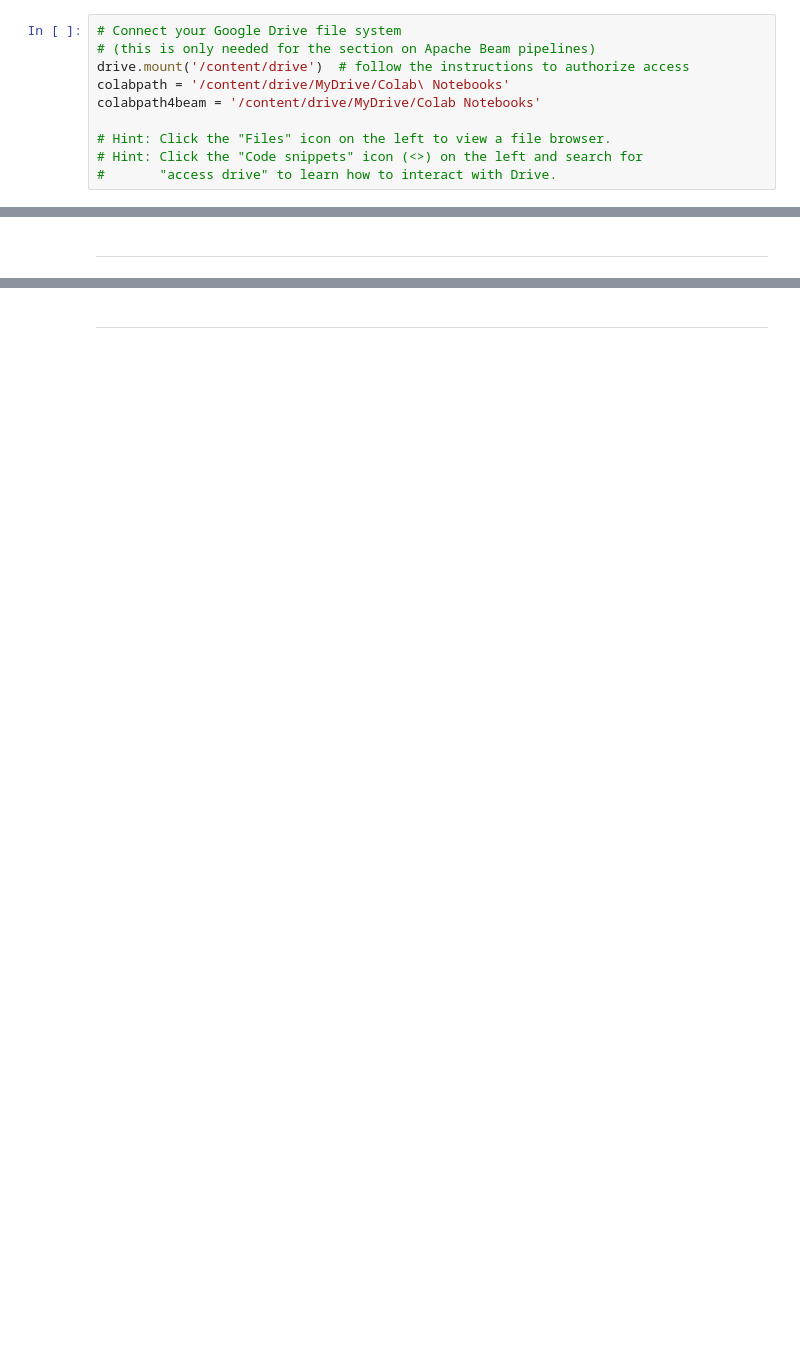
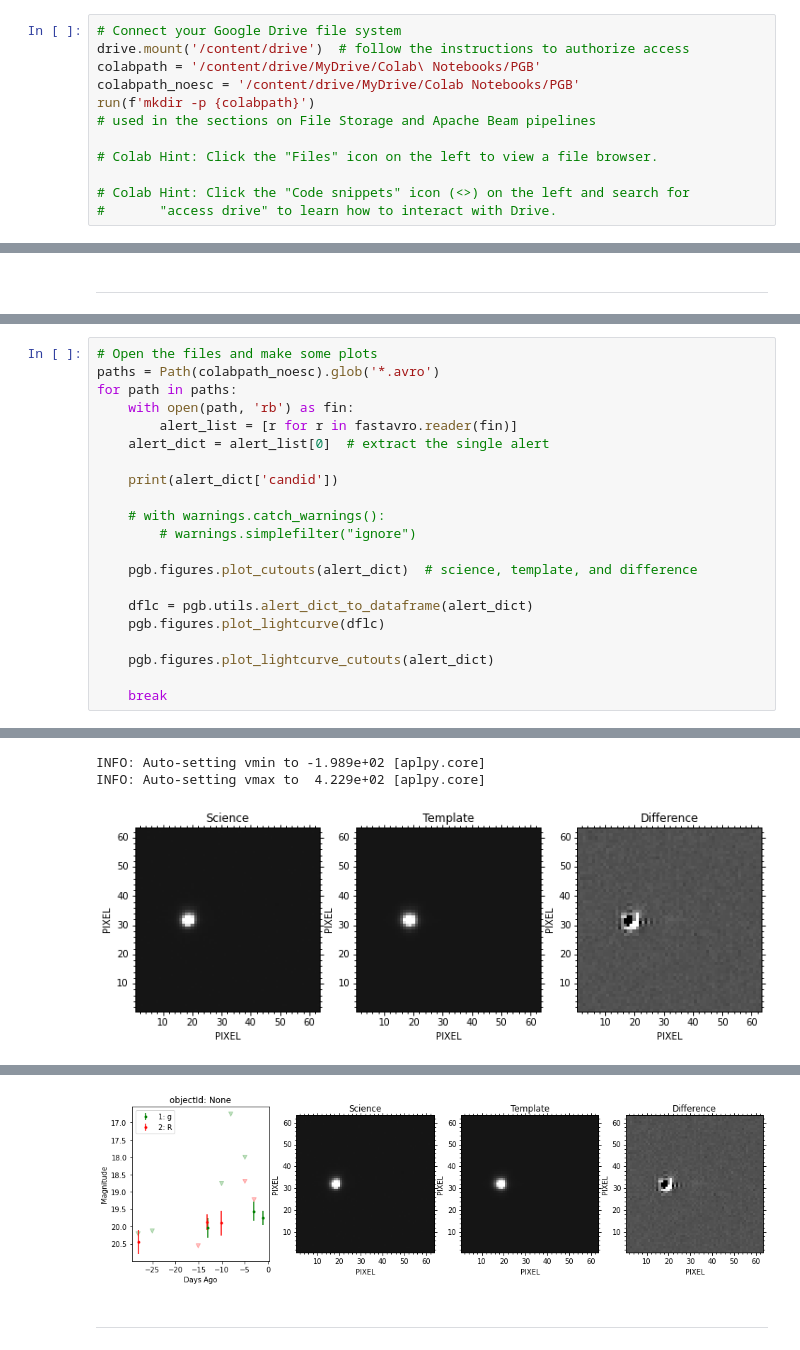
Before and after one commit to mwvgroup/Pitt-Google-Broker, a Jupyter notebook: pgb_utils/tutorials/PGB_Tutorial.ipynb, the cells around one changed output, grey strips where cells are left out. Saved outputs shown, nothing was run; the diff lists cells and outputs as text; blank space fills up the shorter version.

Commit message:
Cloud storage and debugging

```diff
--- a/pgb_utils/tutorials/PGB_Tutorial.ipynb
+++ b/pgb_utils/tutorials/PGB_Tutorial.ipynb
@@ -138,11 +156,13 @@ pgb_project_id = 'ardent-cycling-243415'
 # %%
 # Connect your Google Drive file system
-# (this is only needed for the section on Apache Beam pipelines)
 drive.mount('/content/drive')  # follow the instructions to authorize access
-colabpath = '/content/drive/MyDrive/Colab\ Notebooks'
-colabpath4beam = '/content/drive/MyDrive/Colab Notebooks'
+colabpath = '/content/drive/MyDrive/Colab\ Notebooks/PGB'
+colabpath_noesc = '/content/drive/MyDrive/Colab Notebooks/PGB'
+run(f'mkdir -p {colabpath}')
+# used in the sections on File Storage and Apache Beam pipelines
 
-# Hint: Click the "Files" icon on the left to view a file browser.
-# Hint: Click the "Code snippets" icon (<>) on the left and search for
+# Colab Hint: Click the "Files" icon on the left to view a file browser.
+
+# Colab Hint: Click the "Code snippets" icon (<>) on the left and search for
 #       "access drive" to learn how to interact with Drive.
 # %% [output]
@@ -742,0 +750,22 @@ for blob in blobs:
+# %%
+# Open the files and make some plots
+paths = Path(colabpath_noesc).glob('*.avro')
+for path in paths:
+    with open(path, 'rb') as fin:
+        alert_list = [r for r in fastavro.reader(fin)]
+    alert_dict = alert_list[0]  # extract the single alert
+
+    print(alert_dict['candid'])
+
+    # with warnings.catch_warnings():
+        # warnings.simplefilter("ignore")
+
+    pgb.figures.plot_cutouts(alert_dict)  # science, template, and difference
+
+    dflc = pgb.utils.alert_dict_to_dataframe(alert_dict)
+    pgb.figures.plot_lightcurve(dflc)
+
+    pgb.figures.plot_lightcurve_cutouts(alert_dict)
+
+    break
+# %% [output]
@@ -742,0 +789,3 @@ for blob in blobs:
+INFO: Auto-setting vmin to -1.989e+02 [aplpy.core]
+INFO: Auto-setting vmax to  4.229e+02 [aplpy.core]
+[figure, added]
@@ -743,3 +793,4 @@ for blob in blobs:
+[figure, added]
 # %% [markdown]
 ---
 # %% [markdown]
```
Also changed, not shown: parts of 50 cells of this notebook.
